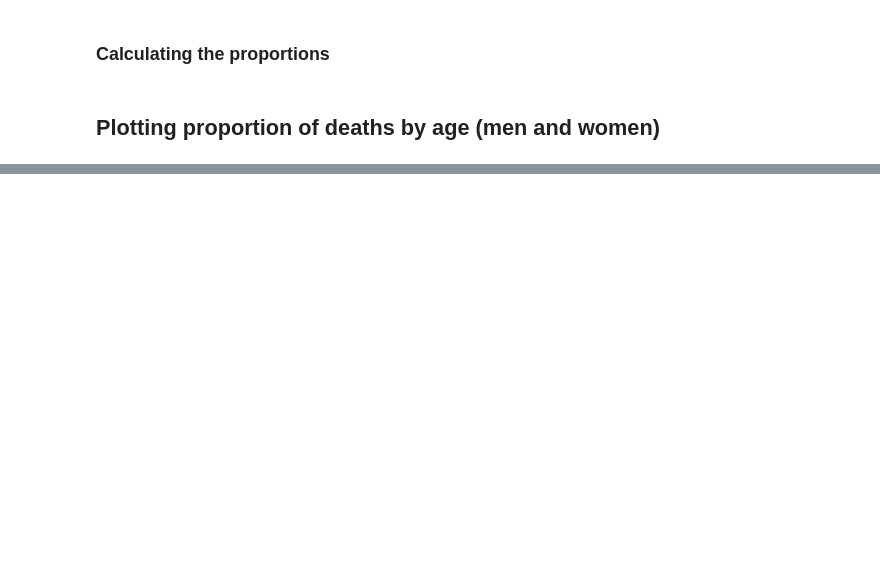
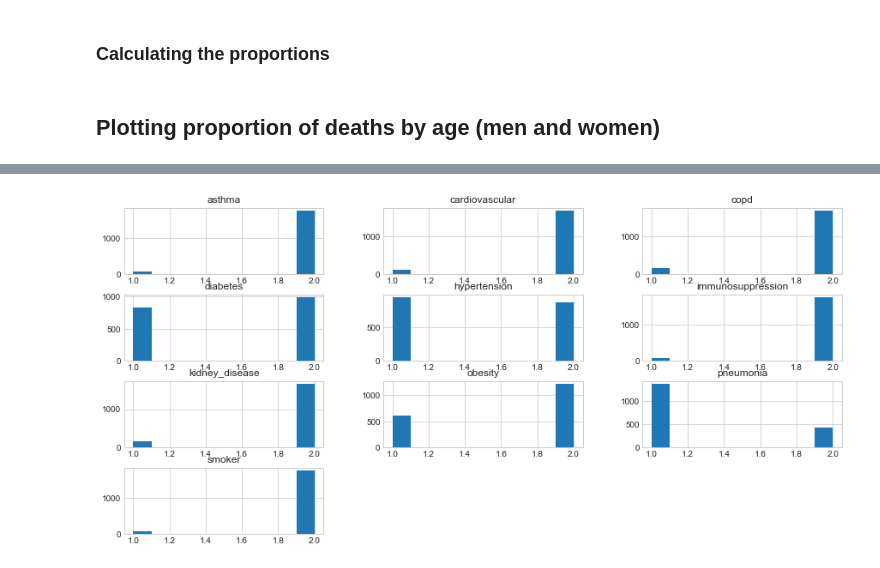
Before and after one commit to mesielepush/Covid19-Mexico-Data-Analysis-Jupyter-Notebook, a Jupyter notebook: MexicoCovidDescriptiveGeneral.ipynb, the cells around one changed output, grey strips where cells are left out. Cells and saved outputs as stored; diff of their text form; code cells hidden in the pictures; blank space fills up the shorter version.

```diff
--- a/MexicoCovidDescriptiveGeneral.ipynb
+++ b/MexicoCovidDescriptiveGeneral.ipynb
@@ -880,0 +733,4 @@ p_v
+# %%
+man_deceased_illness.hist();
+# %% [output]
+[figure, added]
```
Also changed, not shown: parts of 109 cells of this notebook, 1 other file.
